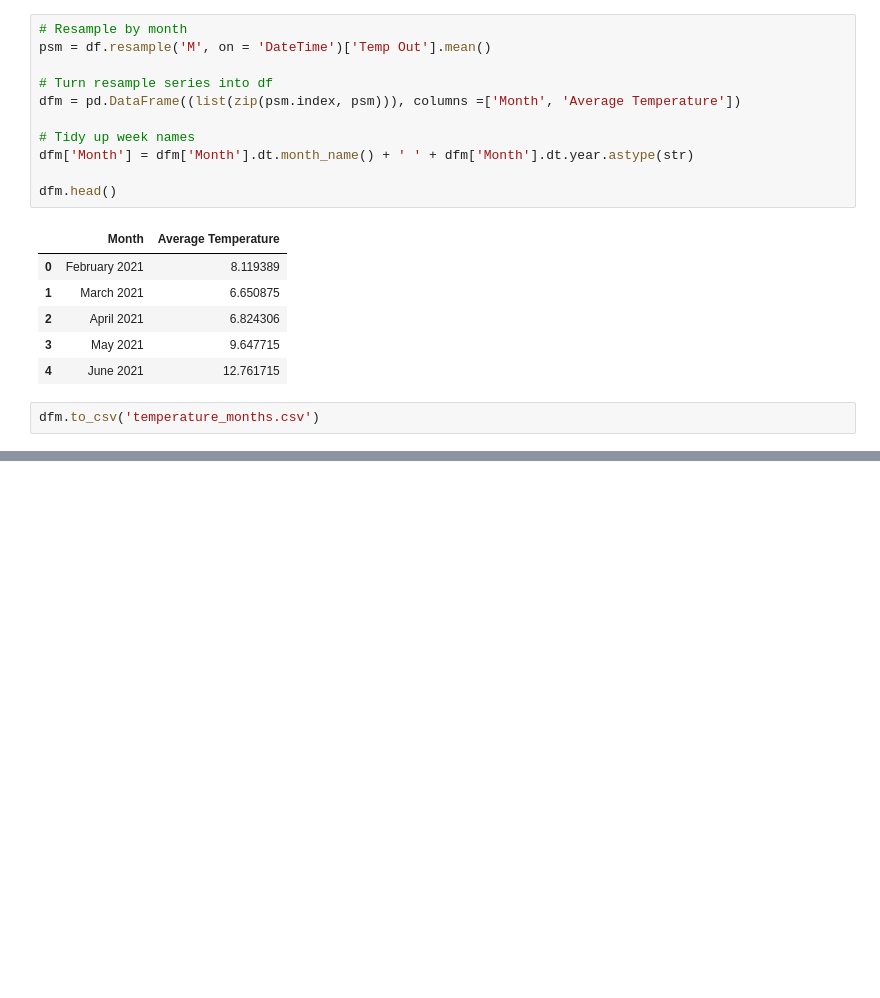
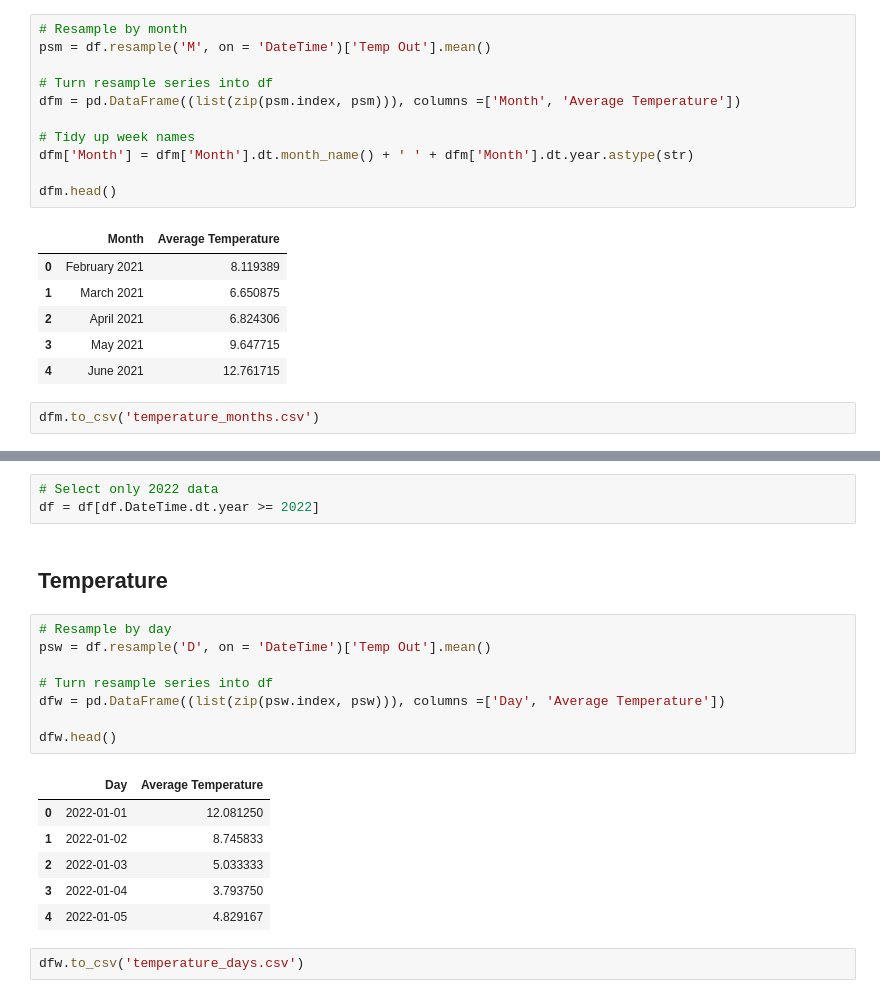
Before and after one commit to mrcrookes/weatherclub, a Jupyter notebook: weather_long_term.ipynb, the cells around one changed output, grey strips where cells are left out. Saved outputs shown, nothing was run; the diff lists cells and outputs as text; blank space fills up the shorter version.

```diff
--- a/weather_long_term.ipynb
+++ b/weather_long_term.ipynb
@@ -109,0 +110,22 @@ plt.savefig('mhs_average_temperature_month', dpi = 200)
+# %%
+# Select only 2022 data
+df = df[df.DateTime.dt.year >= 2022]
+# %% [markdown]
+## Temperature
+# %%
+# Resample by day
+psw = df.resample('D', on = 'DateTime')['Temp Out'].mean()
+
+# Turn resample series into df
+dfw = pd.DataFrame((list(zip(psw.index, psw))), columns =['Day', 'Average Temperature'])
+
+dfw.head()
+# %% [output]
+|  | Day | Average Temperature |
+| 0 | 2022-01-01 | 12.081250 |
+| 1 | 2022-01-02 | 8.745833 |
+| 2 | 2022-01-03 | 5.033333 |
+| 3 | 2022-01-04 | 3.793750 |
+| 4 | 2022-01-05 | 4.829167 |
+# %%
+dfw.to_csv('temperature_days.csv')
```
Also changed, not shown: parts of 15 cells of this notebook.
